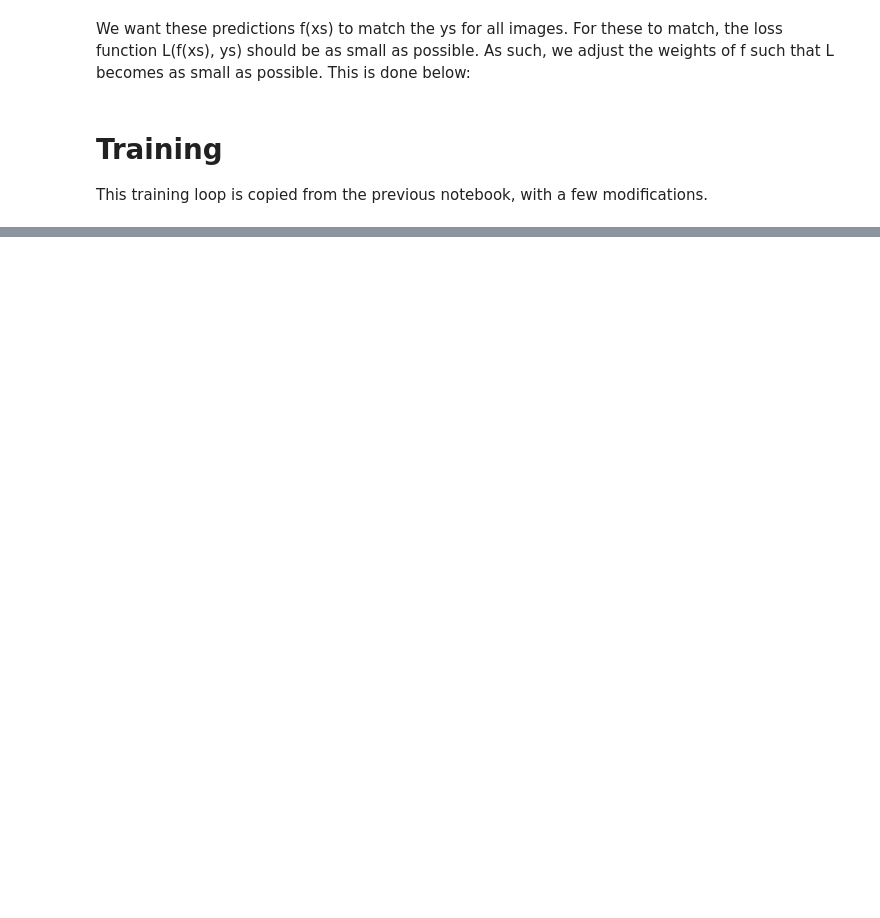
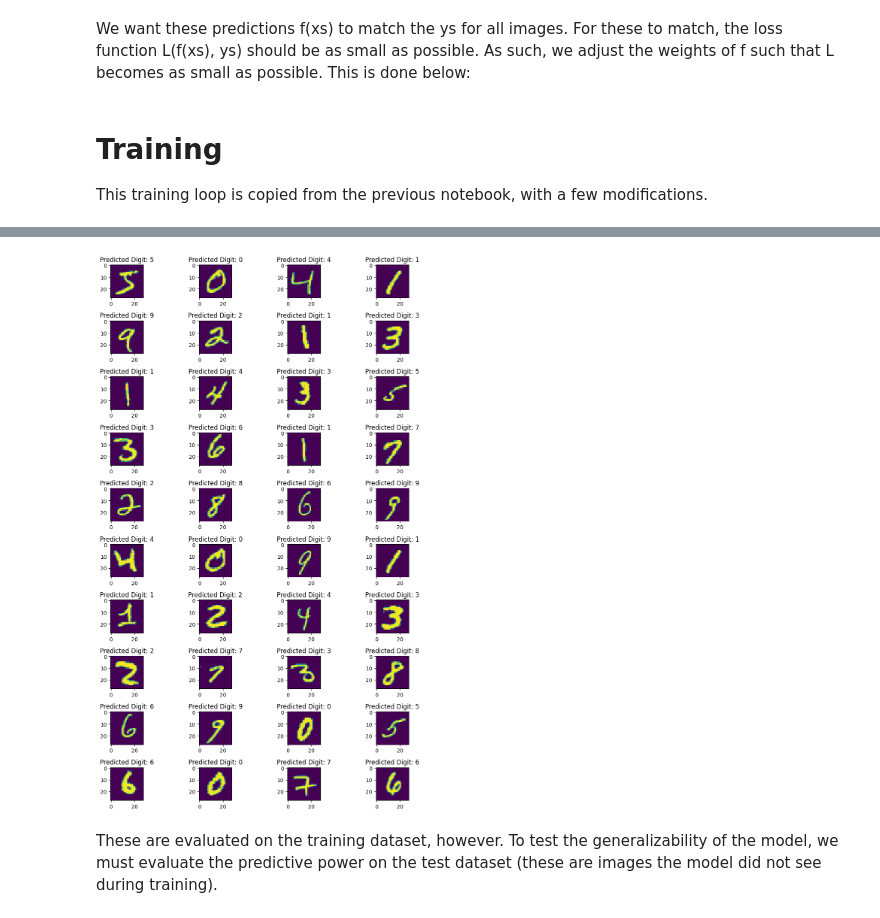
Before and after one commit to The1AndOnlyAlex/PyTorch-MNIST, a Jupyter notebook: pytorch4.ipynb, the cells around one changed output, grey strips where cells are left out. Drawn from its saved outputs; the diff is of its cells as text; code cells hidden in the pictures; blank space fills up the shorter version.

```diff
--- a/pytorch4.ipynb
+++ b/pytorch4.ipynb
@@ -241,0 +346,2 @@ This training loop is copied from the previous notebook, with a few modification
+# %%
+xs, ys = train_ds[0:2000]
@@ -241,0 +353,12 @@ This training loop is copied from the previous notebook, with a few modification
+# %%
+fig, ax = plt.subplots(10,4, figsize=(10,15))
+for i in range(40):
+  plt.subplot(10,4,i+1)
+  plt.imshow(xs[i])
+  plt.title(f'Predicted Digit: {yhats[i]}')
+fig.tight_layout()
+plt.show()
+# %% [output]
+[figure, added]
+# %% [markdown]
+These are evaluated on the training dataset, however. To test the generalizability of the model, we must evaluate the predictive power on the test dataset (these are images the model did not see during training).
```
Also changed, not shown: parts of 26 cells of this notebook.
